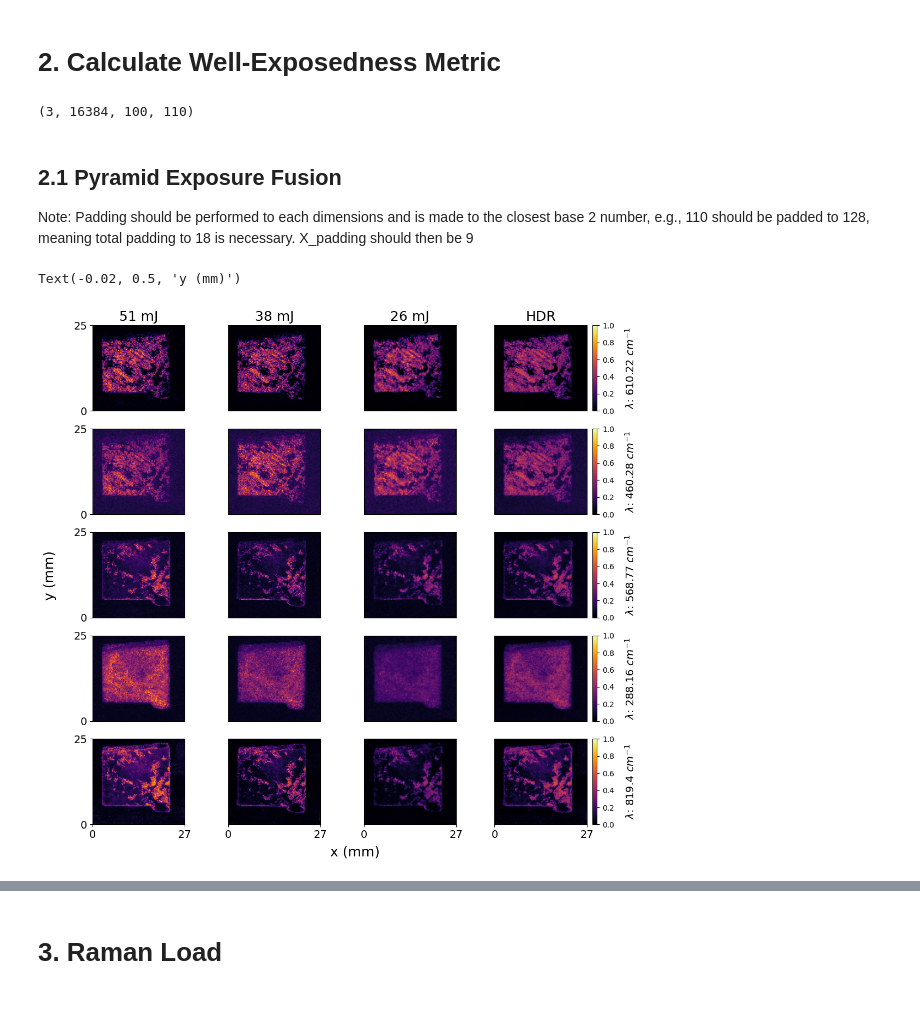
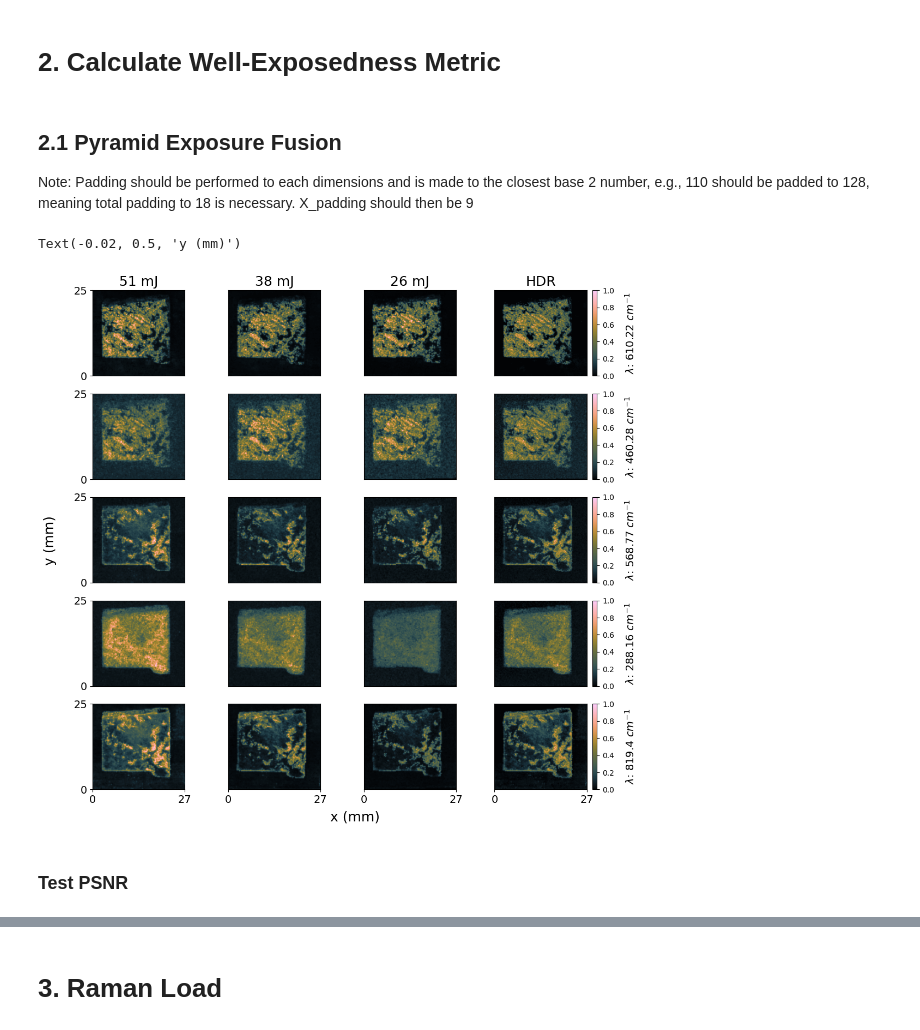
Before and after one commit to tomasjmlopes/Spectral_repo, a Jupyter notebook: Multiple Exposure/hdr_article_libsVraman_rock2scale.ipynb, the cells around one changed output, grey strips where cells are left out. Drawn from its saved outputs; the diff is of its cells as text; code cells hidden in the pictures.

```diff
--- a/Multiple Exposure/hdr_article_libsVraman_rock2scale.ipynb
+++ b/Multiple Exposure/hdr_article_libsVraman_rock2scale.ipynb
@@ -295,27 +295,24 @@ for i in range(1, scaled_pro.shape[0]):
         rot_coef.append( np.sum(im2_rotated*im1) / np.sqrt(np.sum(im2_rotated)**2 + np.sum(im1)**2))
 
     angle_to_rot = rotation_angles[np.argmax(rot_coef)]
-    scaled_pro[i] = np.array([rotate(scaled_pro[i, j], angle = angle_to_rot, resize = False) for j in tqdm(range(scaled_pro[i].shape[0]))])
+    scaled_pro[i] = np.array([rotate(scaled_pro[i, j], angle = angle_to_rot, resize = False, order = 0) for j in tqdm(range(scaled_pro[i].shape[0]))])
 # %% [markdown]
 # 2. Calculate Well-Exposedness Metric
-# %%
-scaled_pro.shape
-# %% [output]
-(3, 16384, 100, 110)
 # %%
-from skimage.filters import rank
+from skimage.filters import rank, laplace
 from skimage.morphology import disk
 # entropy = rank.entropy(new_data1[find_index(wavelengths, wl[0])], disk(5))
 # entropy = rank.entropy(scaled_pro[0, find_index(wavelengths, wl[0])], disk(5))
 w_exposedness = gauss(scaled_pro, 0.2, 0.5)
 
-entropy = np.zeros(scaled_pro.shape)
-for e in range(entropy.shape[0]):
-    for wv in tqdm(range(entropy.shape[1])):
-        entropy[e, wv] = rank.entropy(scaled_pro[e, wv], disk(5))
+metric2 = np.zeros(scaled_pro.shape)
+for e in range(metric2.shape[0]):
+    for wv in tqdm(range(metric2.shape[1])):
+        # entropy[e, wv] = rank.entropy(scaled_pro[e, wv], disk(5))
+        metric2[e, wv] = abs(laplace(scaled_pro[e, wv]))
 
 
-weigths = w_exposedness * entropy
+weigths = w_exposedness * metric2
 w_sum = np.sum(weigths, axis = 0)
 weights_norm = weigths/w_sum
 
@@ -345,61 +342,65 @@ for j in tqdm(range(weights_norm.shape[1])):
 # %%
 %matplotlib inline
 
-%matplotlib inline
 from mpl_toolkits.axes_grid1 import make_axes_locatable
+from cmap import Colormap
 fig, ax = subplots(5, 4, figsize = (11, 10))
 
 wl = [610.22, 460.28, 568.77, 288.16, 819.40]
+
+colmap = Colormap('crameri:batlowK').to_mpl()
 
 
 for w in range(len(wl)):
     axs = ax[w, 0]
     if w == 0:
         axs.set_title('51 mJ', fontsize = 18)
-    axs.imshow(scaled_pro[0, find_index(wavelengths, wl[w])], extent = (0, 27, 0, 25), cmap = 'inferno', vmin = 0, vmax = 1)
+    axs.imshow(scaled_pro[0, find_index(wavelengths, wl[w])], extent = (0, 27, 0, 25), cmap = colmap, vmin = 0, vmax = 1)
     axs.set_xticks([])
     axs.set_yticks([])
 
     axs = ax[w, 1]
     if w == 0:
         axs.set_title('38 mJ', fontsize = 18)
-    axs.imshow(scaled_pro[1, find_index(wavelengths, wl[w])], extent = (0, 27, 0, 25), cmap = 'inferno', vmin = 0, vmax = 1)
+    axs.imshow(scaled_pro[1, find_index(wavelengths, wl[w])], extent = (0, 27, 0, 25), cmap = colmap, vmin = 0, vmax = 1)
     axs.set_xticks([])
     axs.set_yticks([])
 
     axs = ax[w, 2]
     if w == 0:
         axs.set_title('26 mJ', fontsize = 18)
-    axs.imshow(scaled_pro[2, find_index(wavelengths, wl[w])], extent = (0, 27, 0, 25), cmap = 'inferno', vmin = 0, vmax = 1)
+    axs.imshow(scaled_pro[2, find_index(wavelengths, wl[w])], extent = (0, 27, 0, 25), cmap = colmap, vmin = 0, vmax = 1)
     axs.set_xticks([])
     axs.set_yticks([])
 
     axs = ax[w, 3]
     if w == 0:
         axs.set_title('HDR', fontsize = 18)
-    im = axs.imshow(new_data1[find_index(wavelengths, wl[w])], extent = (0, 27, 0, 25), cmap = 'inferno', vmin = 0, vmax = 1)
+    im = axs.imshow(new_data1[find_index(wavelengths, wl[w])], extent = (0, 27, 0, 25), cmap = colmap, vmin = 0, vmax = 1)
     axs.set_xticks([])
     axs.set_yticks([])
     axs.set_ylabel(r'$\lambda$: ' + f'{wl[w]} ' + r'$cm^{-1}$', fontsize = 14, labelpad = 50)
     divider = make_axes_locatable(axs)
     cax = divider.append_axes("right", size="5%", pad=0.1)
     colorbar(im, cax = cax)
     axs.yaxis.set_label_position("right")
 
 for i in range(ax.shape[0]):
     ax[i, 0].set_yticks([0, 25])
     ax[i, 0].set_yticklabels([0, 25], fontsize = 14)
 
 for j in range(ax.shape[1]):
     ax[-1, j].set_xticks([0, 27])
     ax[-1, j].set_xticklabels([0, 27], fontsize = 14)
 
 
 fig.tight_layout(pad = 1)
 fig.supxlabel('x (mm)', fontsize = 18, x = 0.5, y = -0.02)
 fig.supylabel('y (mm)', fontsize = 18, y = 0.5, x = -0.02)
 
 # fig.savefig('libs_energies.jpg', dpi = 300)
 # %% [output]
 Text(-0.02, 0.5, 'y (mm)')
-[figure, old version]
+[figure, new version]
+# %% [markdown]
+### Test PSNR
```
Also changed, not shown: parts of 20 cells of this notebook.
